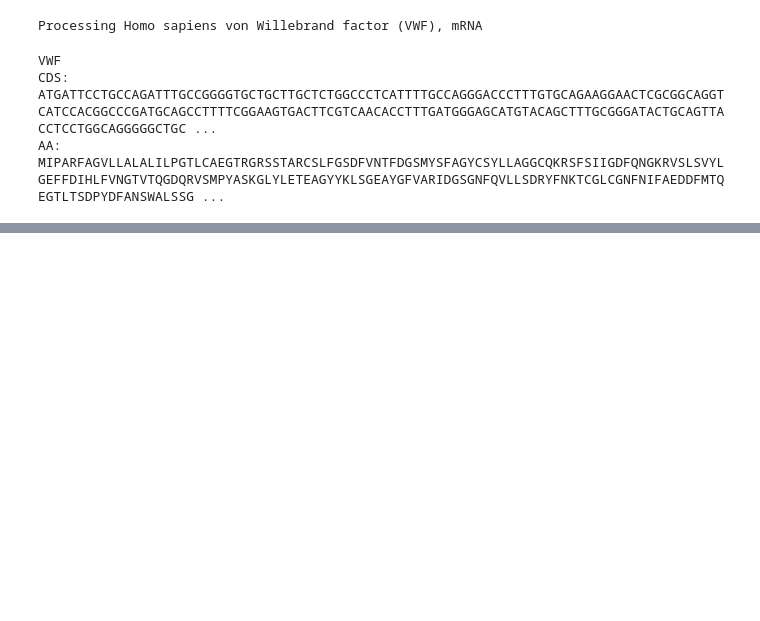
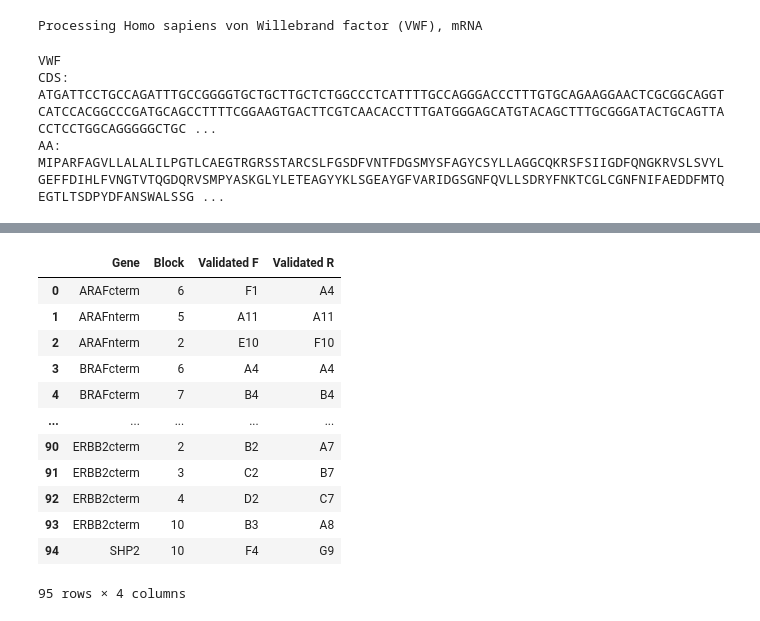
Before and after one commit to dlholmes2117/F8_VWF_libs, a Jupyter notebook: 20250820_F8_VWF.ipynb, the cells around one changed output, grey strips where cells are left out. Drawn from its saved outputs; the diff is of its cells as text; code cells hidden in the pictures; blank space fills up the shorter version.

```diff
--- a/20250820_F8_VWF.ipynb
+++ b/20250820_F8_VWF.ipynb
@@ -202,0 +268,18 @@ NameError: name 'Seq' is not defined
+# %%
+# Import prevalidated primer combos
+validated_primer_combos = pd.read_csv('./Validated Gene Primer Pair Combinations.csv')
+validated_primer_combos
+# %% [output]
+|  | Gene | Block | Validated F | Validated R |
+| 0 | ARAFcterm | 6 | F1 | A4 |
+| 1 | ARAFnterm | 5 | A11 | A11 |
+| 2 | ARAFnterm | 2 | E10 | F10 |
+| 3 | BRAFcterm | 6 | A4 | A4 |
+| 4 | BRAFcterm | 7 | B4 | B4 |
+| ... | ... | ... | ... | ... |
+| 90 | ERBB2cterm | 2 | B2 | A7 |
+| 91 | ERBB2cterm | 3 | C2 | B7 |
+| 92 | ERBB2cterm | 4 | D2 | C7 |
+| 93 | ERBB2cterm | 10 | B3 | A8 |
+| 94 | SHP2 | 10 | F4 | G9 |
+95 rows × 4 columns
```
Also changed, not shown: parts of 14 cells of this notebook, 4 other files.
